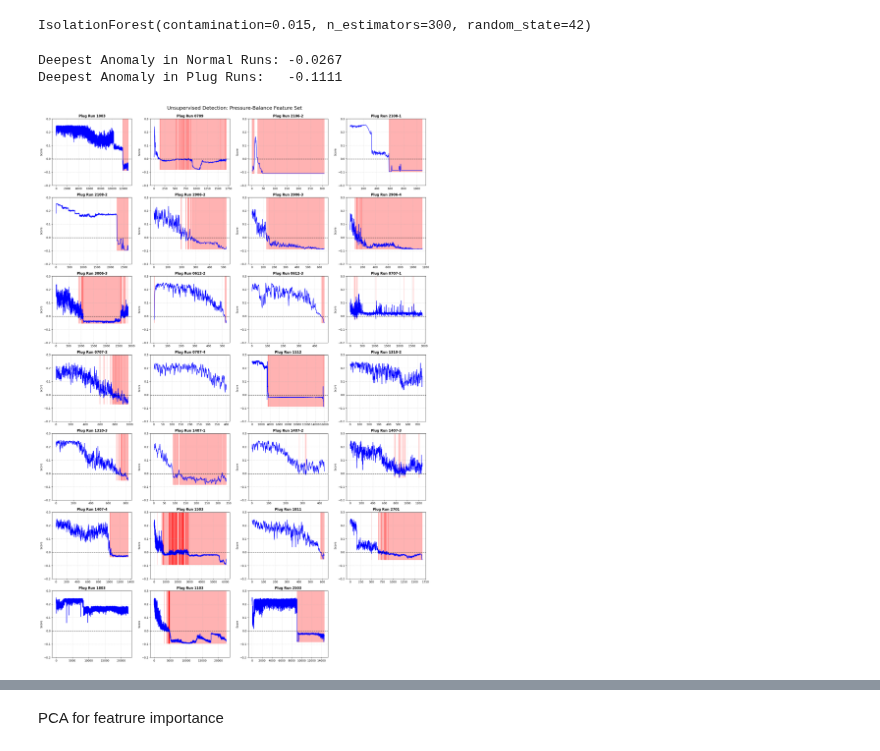
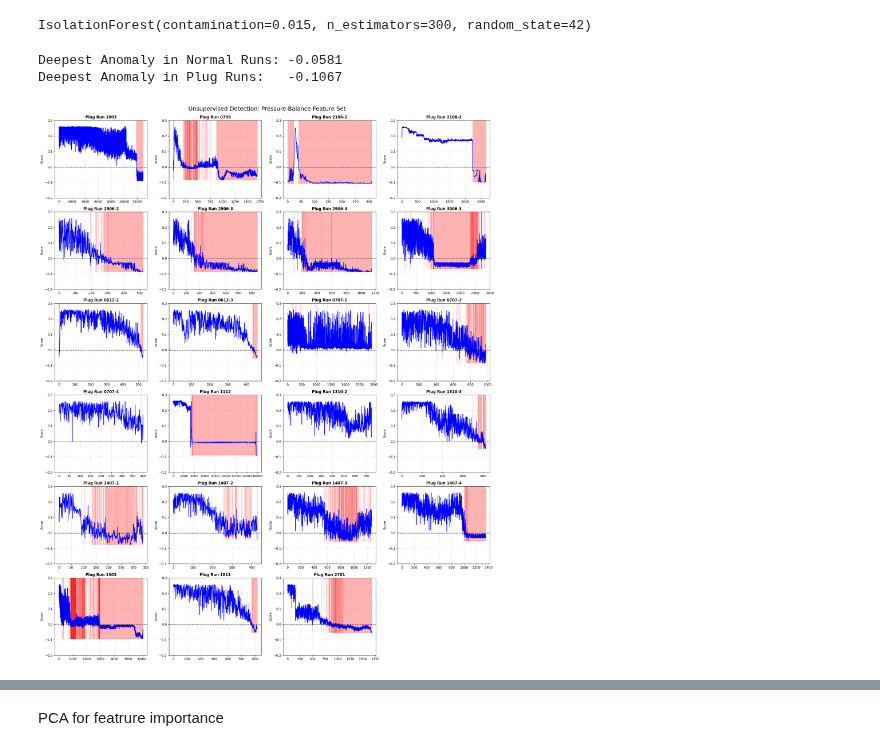
Before and after one commit to Sanderconn/Master-ML-plug, a Jupyter notebook: notebooks/anomaly_score_on_labeled_data.ipynb, the cells around one changed output, grey strips where cells are left out. Cells and saved outputs as stored; diff of their text form; code cells hidden in the pictures.

```diff
--- a/notebooks/anomaly_score_on_labeled_data.ipynb
+++ b/notebooks/anomaly_score_on_labeled_data.ipynb
@@ -145,12 +79,12 @@ def extract_features(df_list):
     for df in df_list:
         temp = df.copy()
 
-        base_tot_dp = temp['Total system DP'].iloc[:30].median()
+        base_tot_dp = temp['Total system DP'].iloc[:60].median()
         temp['rel_tot_dp_change'] = temp['Total system DP'] / base_tot_dp
 
-        base_ts_dp = temp['Differential pressure (Mean)'].iloc[:30].median()
+        base_ts_dp = temp['Differential pressure (Mean)'].iloc[:60].median()
         temp['rel_ts_dp_change'] = temp['Differential pressure (Mean)'] / base_ts_dp
-        base_p_ts_dp = temp['Pump to inlet DP'].iloc[:30].median()
+        base_p_ts_dp = temp['Pump to inlet DP'].iloc[:60].median()
         temp['rel_p_ts_dp_change'] = temp['Pump to inlet DP'] / base_p_ts_dp
 
         temp = temp.dropna()
@@ -161,7 +95,7 @@ def extract_features(df_list):
 
     return pd.concat(all_features), processed_dfs
 # %%
-X_train_raw, clean_processed = extract_features(standardized_n_dfs)
+X_train_raw, clean_processed = extract_features(no_plug_dfs)
 scaler = StandardScaler()
 X_train_scaled = scaler.fit_transform(X_train_raw)
 # %%
@@ -174,7 +108,7 @@ model.fit(X_train_scaled)
 # %% [output]
 IsolationForest(contamination=0.015, n_estimators=300, random_state=42)
 # %%
-_, plug_processed = extract_features(standardized_p_dfs)
+_, plug_processed = extract_features(plug_dfs)
 
 scored_plug_dfs = []
 features_list = ['rel_p_ts_dp_change', 'rel_ts_dp_change', 'rel_tot_dp_change']
@@ -185,7 +119,7 @@ for df in plug_processed:
 
     temp['anomaly_score'] = model.decision_function(X_test)
 
-    temp['smooth_score'] = temp['anomaly_score'].rolling(window=3).mean()
+    temp['smooth_score'] = temp['anomaly_score'].rolling(window=1).mean()
     scored_plug_dfs.append(temp)
 # %%
 scored_clean_dfs = []
@@ -193,7 +127,7 @@ for df in clean_processed:
     temp = df.copy()
     X_test = scaler.transform(temp[features_list])
     temp['anomaly_score'] = model.decision_function(X_test)
-    temp['smooth_score'] = temp['anomaly_score'].rolling(window=4).mean()
+    temp['smooth_score'] = temp['anomaly_score'].rolling(window=1).mean()
     scored_clean_dfs.append(temp)
 
 min_n = min([df['smooth_score'].dropna().min() for df in scored_clean_dfs])
@@ -202,8 +136,8 @@ min_p = min([df['smooth_score'].dropna().min() for df in scored_plug_dfs])
 print(f"Deepest Anomaly in Normal Runs: {min_n:.4f}")
 print(f"Deepest Anomaly in Plug Runs:   {min_p:.4f}")
 # %% [output]
-Deepest Anomaly in Normal Runs: -0.0267
-Deepest Anomaly in Plug Runs:   -0.1111
+Deepest Anomaly in Normal Runs: -0.0581
+Deepest Anomaly in Plug Runs:   -0.1067
 # %%
 # 1. Configuration
 threshold = -0.0025
@@ -214,32 +148,32 @@ fig, axes = plt.subplots(rows, cols, figsize=(20, 4 * rows))
 axes = axes.flatten()
 
 for i, df in enumerate(scored_plug_dfs):
     ax = axes[i]
 
     # Logic: 1 if anomaly, 0 if normal
     df['is_alert'] = (df['smooth_score'] < threshold).astype(int)
 
     # Plot the smoothed anomaly score
     ax.plot(df.index, df['smooth_score'], color='blue', linewidth=1.5, label='Anomaly Score')
 
     # Highlight the 'Alert' regions in red
     ax.fill_between(df.index, df['smooth_score'].min(), 0.5,
                     where=df['is_alert']==1, color='red', alpha=0.3)
 
     # Threshold Line
     ax.axhline(y=threshold, color='black', linestyle='--', alpha=0.6)
 
-    ax.set_title(f"Plug Run {p_names[i]}", fontweight='bold')
+    ax.set_title(f"Plug Run {plug_names[i]}", fontweight='bold')
     ax.set_ylabel("Score")
     ax.set_ylim([-0.2, 0.3])
     ax.grid(True, linestyle=':', alpha=0.7)
 
 # Cleanup unused axes
 for j in range(i + 1, len(axes)):
     axes[j].axis('off')
 
 plt.tight_layout()
 plt.suptitle(f"Unsupervised Detection: Pressure-Balance Feature Set", fontsize=18, y=1.01)
 plt.show()
 # %% [output]
-[figure, old version]
+[figure, new version]
```
Also changed, not shown: parts of 13 cells of this notebook, 40 other files.
